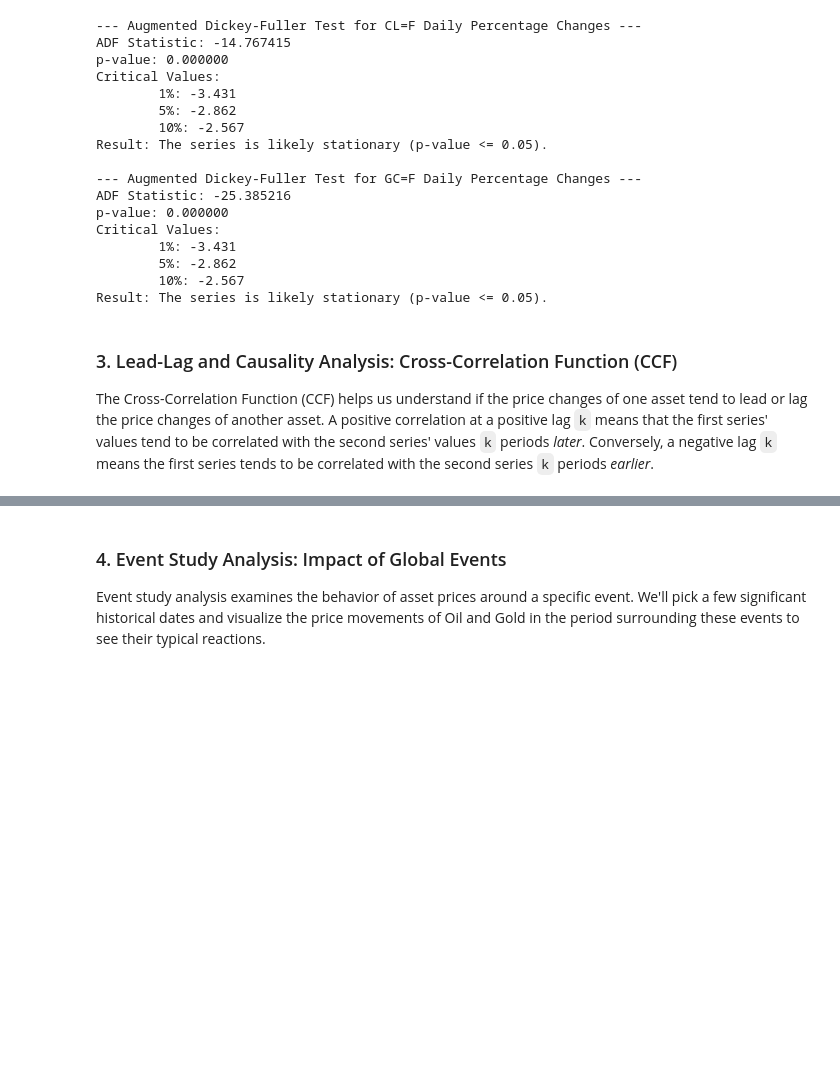
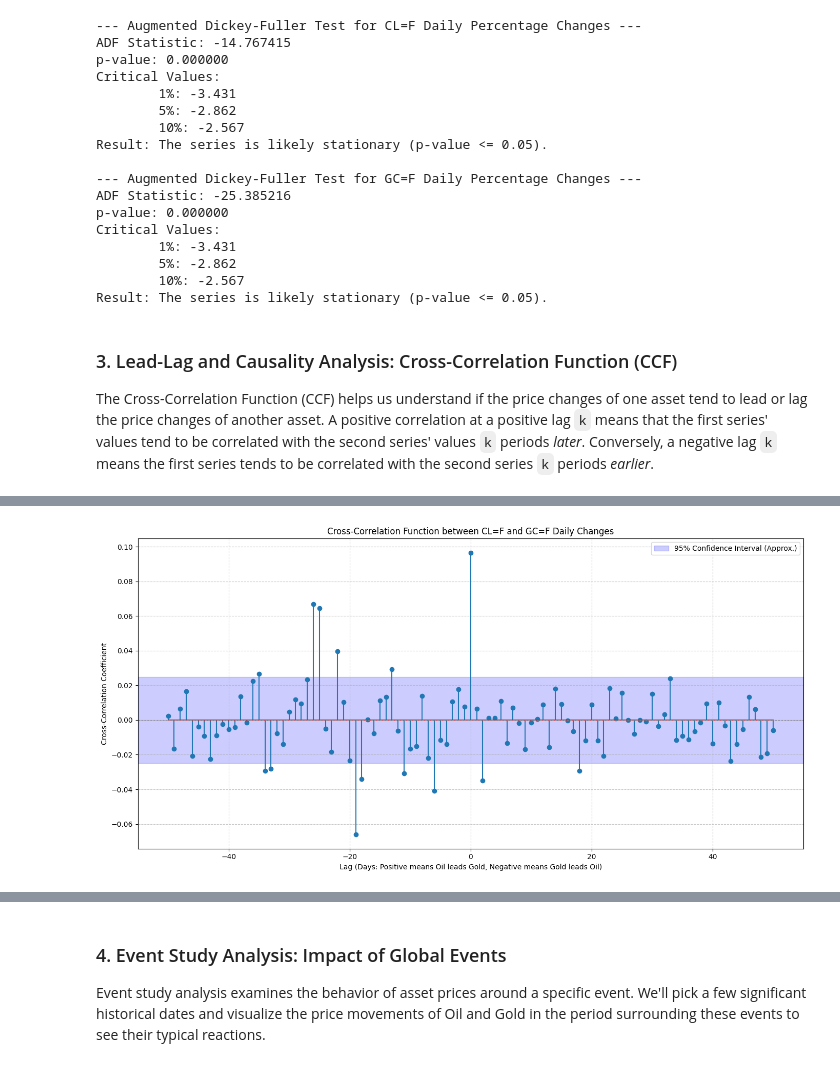
Before and after one commit to GUIVICFISHER/RiskNeutralKernel2026, a Jupyter notebook: STOCK_ANALYZER_EXP_1_ALPACA_CONNECT.ipynb, the cells around one changed output, grey strips where cells are left out. Cells and saved outputs as stored; diff of their text form; code cells hidden in the pictures; blank space fills up the shorter version.

```diff
--- a/STOCK_ANALYZER_EXP_1_ALPACA_CONNECT.ipynb
+++ b/STOCK_ANALYZER_EXP_1_ALPACA_CONNECT.ipynb
@@ -752,0 +1088,86 @@ ValueError: The truth value of a DataFrame is ambiguous. Use a.empty, a.bool(),
+# %%
+import yfinance as yf
+import pandas as pd
+import matplotlib.pyplot as plt
+import seaborn as sns
+from statsmodels.tsa.stattools import ccf
+import numpy as np
+
+# Define ticker symbols for Oil and Gold futures
+oil_ticker = 'CL=F'
+gold_ticker = 'GC=F'
+period = 'max'
+
+# Fetch data for Oil
+oil_data = yf.download(oil_ticker, period=period)
+oil_data = oil_data[['Close']].rename(columns={'Close': f'{oil_ticker}_Close'})
+
+# Fetch data for Gold
+gold_data = yf.download(gold_ticker, period=period)
+gold_data = gold_data[['Close']].rename(columns={'Close': f'{gold_ticker}_Close'})
+
+# Merge the data into a single DataFrame
+combined_data = pd.concat([oil_data, gold_data], axis=1).dropna()
+
+# Flatten MultiIndex columns and rename for simpler access
+combined_data.columns = ['Oil_Close', 'Gold_Close']
+
+# Calculate the daily percentage change for correlation analysis
+price_changes = combined_data.pct_change().dropna()
+
+# Calculate Cross-Correlation Function for Oil leading Gold
+# Lags from -50 to 50 (50 days Oil leads Gold, 50 days Gold leads Oil)
+
+lags = range(-50, 51) # 50 days before to 50 days after
+ccf_values = []
+
+# price_changes already calculated: oil_ticker_Close, gold_ticker_Close
+series1 = price_changes['Oil_Close']
+series2 = price_changes['Gold_Close']
+
+# Combine for symmetrical plot (adjusting lags)
+# Let's create a combined CCF with negative and positive lags centered at 0
+max_lags = 50
+lags_range = range(-max_lags, max_lags + 1)
+
+# Calculate cross-correlation for different lags
+cross_correlations = []
+for lag in lags_range:
+    # Get the relevant numpy arrays, aligning them
+    s1_aligned = series1.values
+    s2_shifted = series2.shift(-lag)
+    s2_shifted_aligned = s2_shifted.values
+
+    # Remove NaNs from both arrays simultaneously for correlation calculation
+    valid_indices = ~np.isnan(s1_aligned) & ~np.isnan(s2_shifted_aligned)
+    s1_clean = s1_aligned[valid_indices]
+    s2_clean = s2_shifted_aligned[valid_indices]
+
+    if len(s1_clean) > 1: # Need at least 2 points for correlation
+        corr = np.corrcoef(s1_clean, s2_clean)[0, 1]
+    else:
+        corr = np.nan # Not enough data to compute correlation
+
+    cross_correlations.append(corr)
+
+# Plotting the Cross-Correlation Function
+plt.figure(figsize=(14, 7))
+plt.stem(lags_range, cross_correlations)
+plt.title(f'Cross-Correlation Function between {oil_ticker} and {gold_ticker} Daily Changes')
+plt.xlabel('Lag (Days: Positive means Oil leads Gold, Negative means Gold leads Oil)')
+plt.ylabel('Cross-Correlation Coefficient')
+plt.grid(True, linestyle='--', alpha=0.7)
+plt.axhline(0, color='gray', linestyle='--', linewidth=0.8)
+# Add confidence intervals for visual reference (approximate for cross-correlation)
+# An approximate confidence interval can be calculated as +/- 2/sqrt(N)
+N = len(price_changes) # Number of observations
+conf_int = 2 / (N**0.5)
+plt.axhspan(-conf_int, conf_int, alpha=0.2, color='blue', label='95% Confidence Interval (Approx.)')
+plt.legend()
+plt.tight_layout()
+plt.show()
+
+print(f"Displaying Cross-Correlation values for selected lags:")
+cross_corr_df = pd.DataFrame({'Lag': lags_range, 'Correlation': cross_correlations})
+display(cross_corr_df[(cross_corr_df['Correlation'].abs() > conf_int).fillna(False)])
+# %% [output]
@@ -752,0 +1176 @@ ValueError: The truth value of a DataFrame is ambiguous. Use a.empty, a.bool(),
+[figure, added]
```
Also changed, not shown: parts of 10 cells of this notebook.
